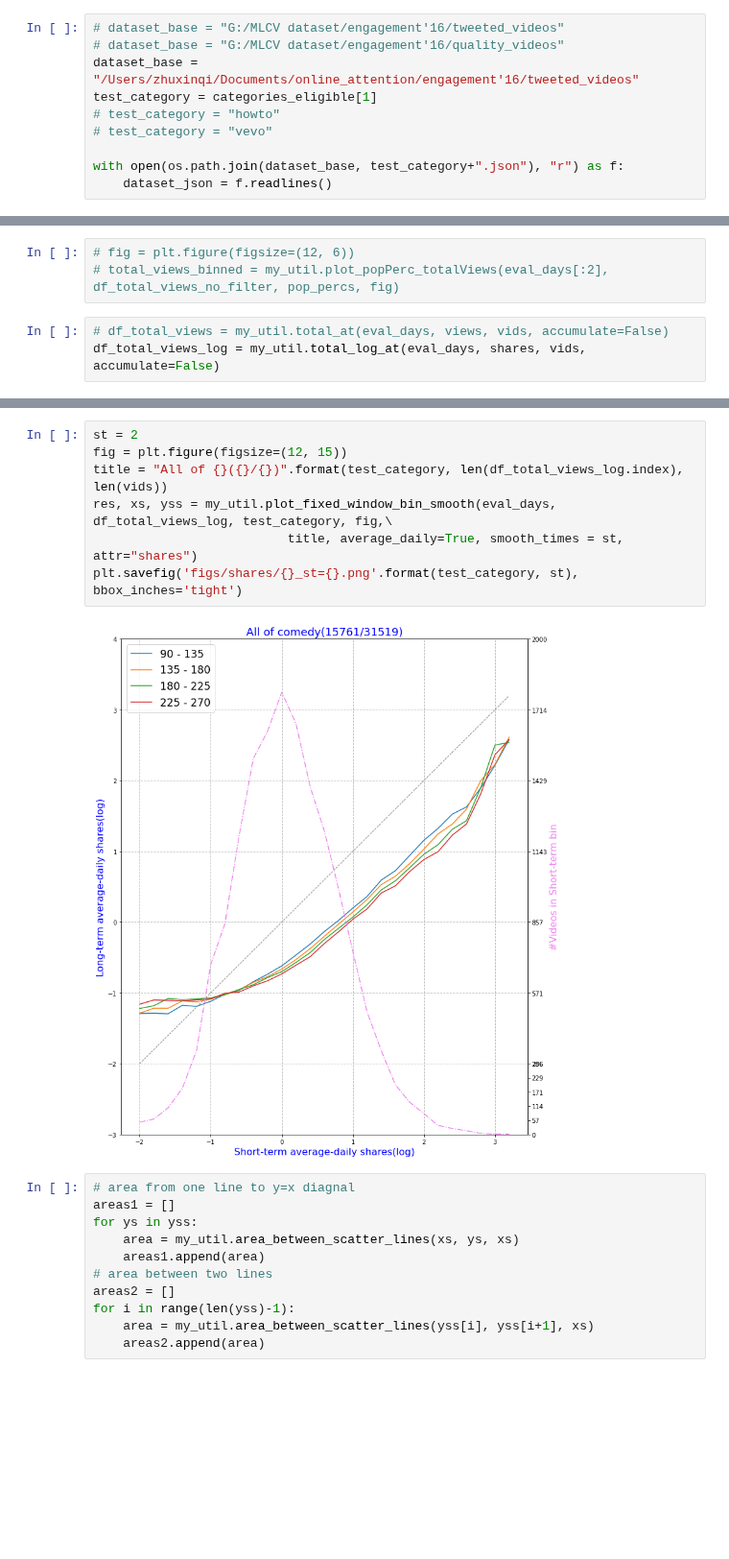
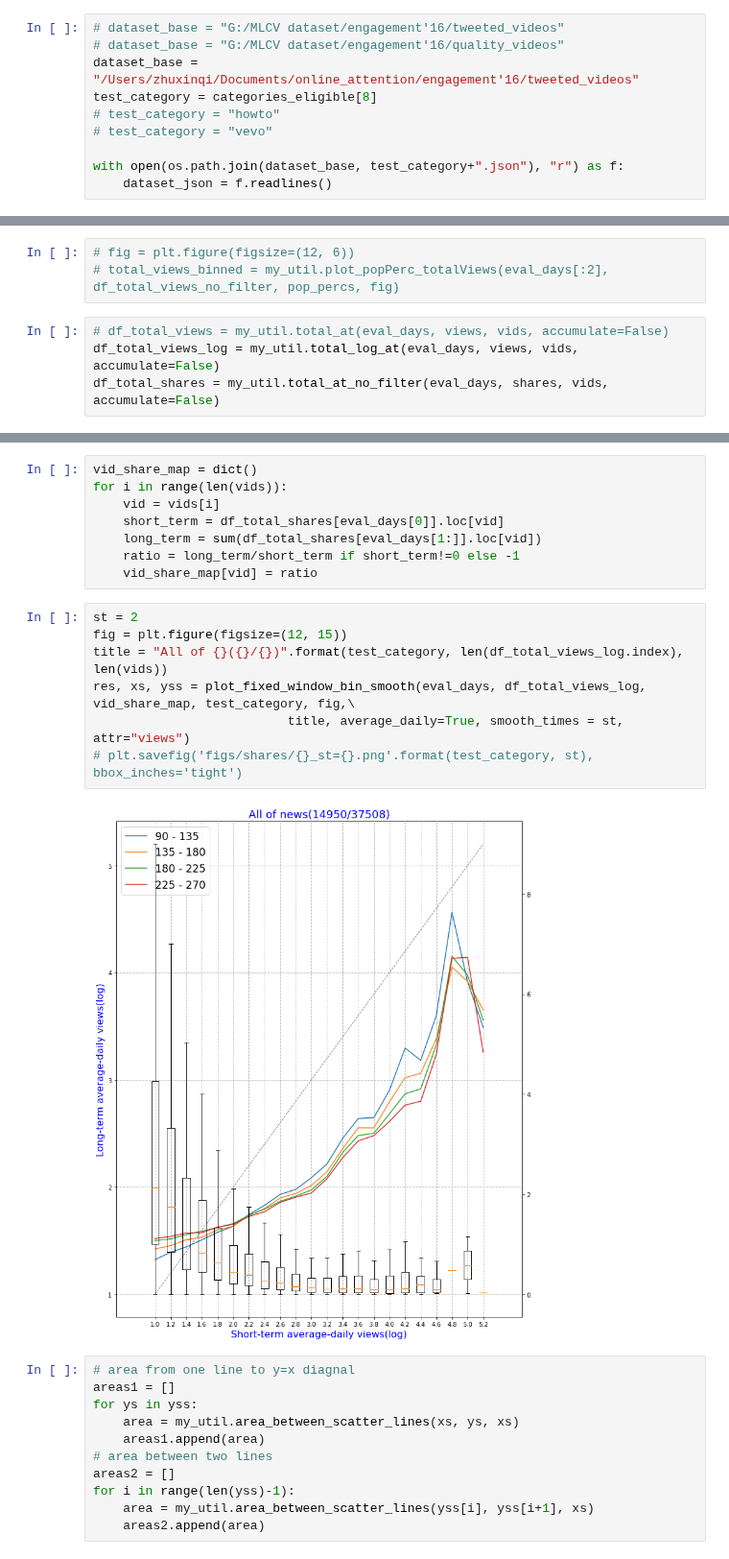
Before and after one commit to septasset/hip-popularity, a Jupyter notebook: data_analysis/engage16_shares.ipynb, the cells around one changed output, grey strips where cells are left out. Shown at 96% size. Cells and saved outputs as stored; diff of their text form; blank space fills up the shorter version.

Commit message:
feat: shares in same fig with views

```diff
--- a/data_analysis/engage16_shares.ipynb
+++ b/data_analysis/engage16_shares.ipynb
@@ -28,7 +28,7 @@ eval_days = [90, 135, 180, 225, 270]
 # dataset_base = "G:/MLCV dataset/engagement'16/tweeted_videos"
 # dataset_base = "G:/MLCV dataset/engagement'16/quality_videos"
 dataset_base = "/Users/zhuxinqi/Documents/online_attention/engagement'16/tweeted_videos"
-test_category = categories_eligible[1]
+test_category = categories_eligible[8]
 # test_category = "howto"
 # test_category = "vevo"
 
@@ -90,4 +162,5 @@ dataset size: 31519
 # total_views_binned = my_util.plot_popPerc_totalViews(eval_days[:2], df_total_views_no_filter, pop_percs, fig)
 # %%
 # df_total_views = my_util.total_at(eval_days, views, vids, accumulate=False)
-df_total_views_log = my_util.total_log_at(eval_days, shares, vids, accumulate=False)
+df_total_views_log = my_util.total_log_at(eval_days, views, vids, accumulate=False)
+df_total_shares = my_util.total_at_no_filter(eval_days, shares, vids, accumulate=False)
@@ -94,12 +177,20 @@ df_total_views_log = my_util.total_log_at(eval_days, shares, vids, accumulate=Fa
+# %%
+vid_share_map = dict()
+for i in range(len(vids)):
+    vid = vids[i]
+    short_term = df_total_shares[eval_days[0]].loc[vid]
+    long_term = sum(df_total_shares[eval_days[1:]].loc[vid])
+    ratio = long_term/short_term if short_term!=0 else -1
+    vid_share_map[vid] = ratio
 # %%
 st = 2
 fig = plt.figure(figsize=(12, 15))
 title = "All of {}({}/{})".format(test_category, len(df_total_views_log.index), len(vids))
-res, xs, yss = my_util.plot_fixed_window_bin_smooth(eval_days, df_total_views_log, test_category, fig,\
-                          title, average_daily=True, smooth_times = st, attr="shares")
-plt.savefig('figs/shares/{}_st={}.png'.format(test_category, st), bbox_inches='tight')
+res, xs, yss = plot_fixed_window_bin_smooth(eval_days, df_total_views_log, vid_share_map, test_category, fig,\
+                          title, average_daily=True, smooth_times = st, attr="views")
+# plt.savefig('figs/shares/{}_st={}.png'.format(test_category, st), bbox_inches='tight')
 # %% [output]
-[figure, old version]
+[figure, new version]
 # %%
 # area from one line to y=x diagnal
 areas1 = []
```
Also changed, not shown: parts of 5 cells of this notebook, 2 other files.
